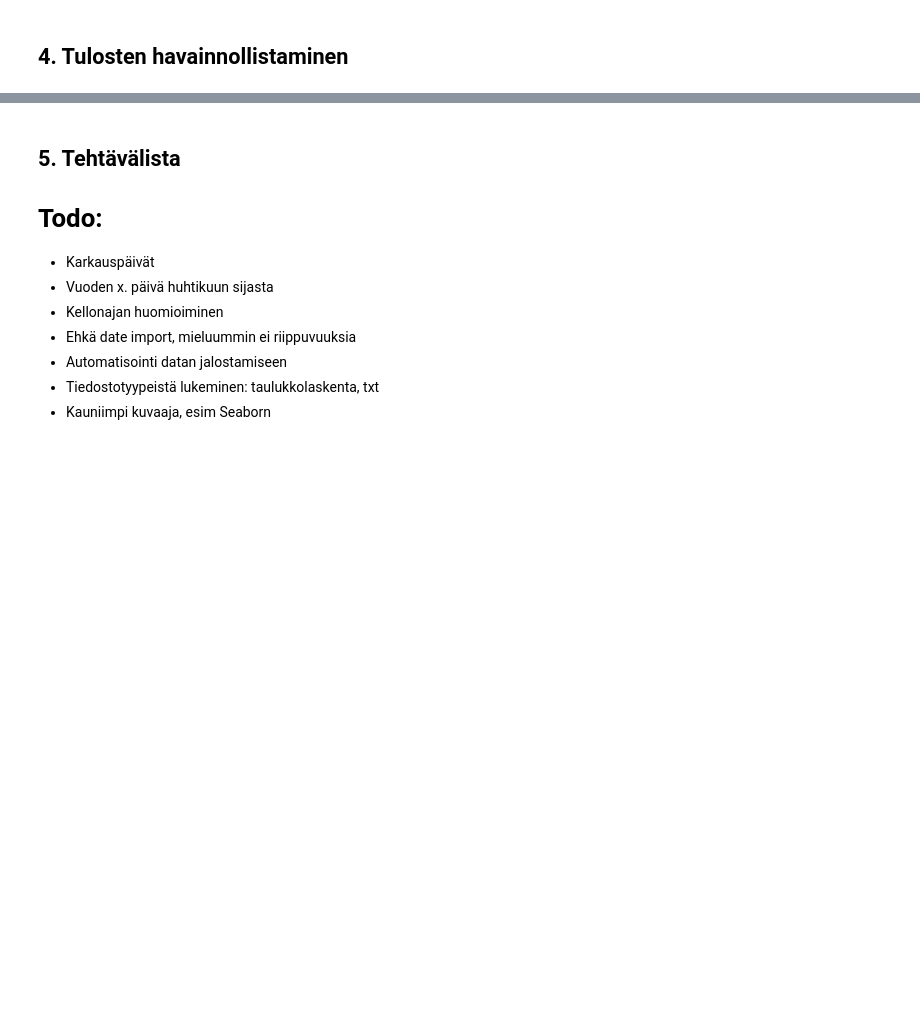
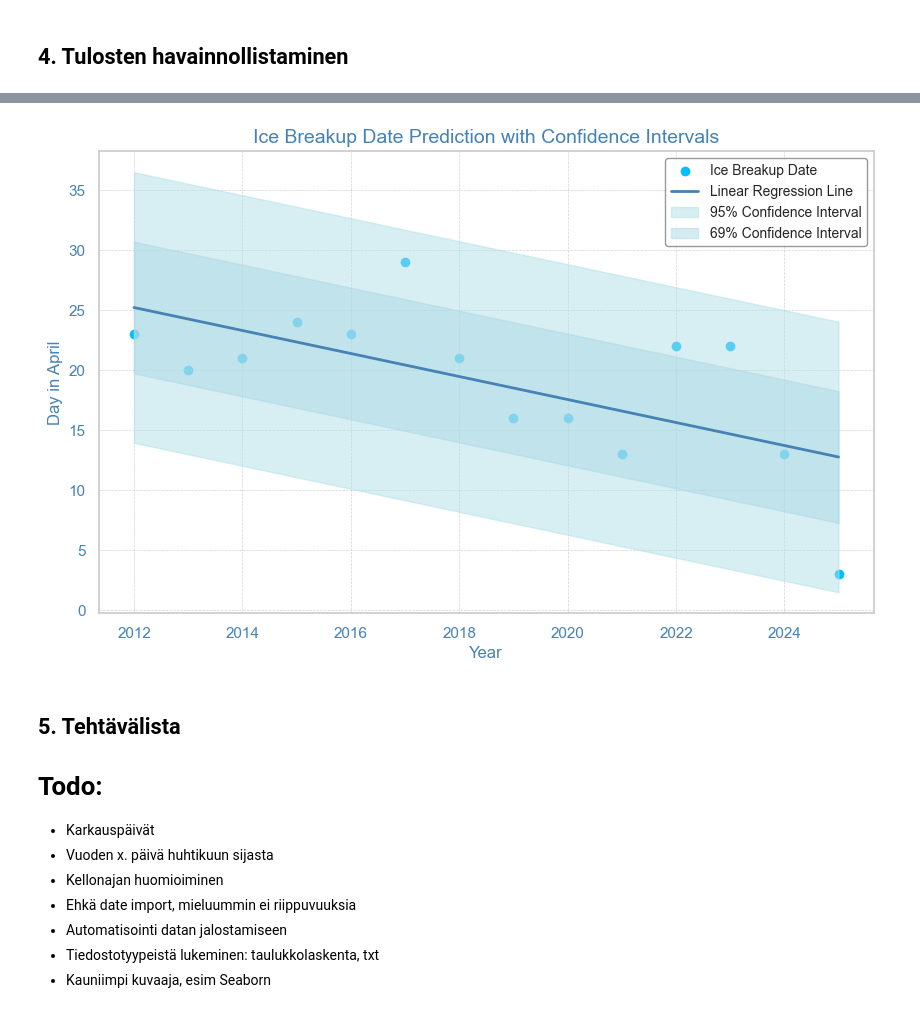
Before and after one commit to jufda/Ice-break-up, a Jupyter notebook: ice_breakup.ipynb, the cells around one changed output, grey strips where cells are left out. Cells and saved outputs as stored; diff of their text form; code cells hidden in the pictures; blank space fills up the shorter version.

Commit message:
new visualization

```diff
--- a/ice_breakup.ipynb
+++ b/ice_breakup.ipynb
@@ -84,3 +84,30 @@ plt.show()
+# %%
+# Visualization with ice-themed colors
+sns.set_theme(style="whitegrid")  # Set a clean, grid-based theme
+
+plt.figure(figsize=(10, 6))  # Adjust figure size
+plt.scatter(data['Year'], data['Day_in_April'], color='#00BFFF', label='Ice Breakup Date')  # Icy blue
+plt.plot(data['Year'], predictions, color='#4682B4', linewidth=2, label='Linear Regression Line')  # Steel blue
+plt.fill_between(data['Year'], lower_095, upper_095, color='#B0E0E6', alpha=0.5, label='95% Confidence Interval')  # Powder blue
+plt.fill_between(data['Year'], lower_069, upper_069, color='#ADD8E6', alpha=0.5, label='69% Confidence Interval')  # Light blue
+
+# Customize labels and title
+plt.xlabel('Year', fontsize=12, color='#4682B4')
+plt.ylabel('Day in April', fontsize=12, color='#4682B4')
+plt.title('Ice Breakup Date Prediction with Confidence Intervals', fontsize=14, color='#4682B4')
+
+# Customize legend
+plt.legend(loc='best', fontsize=10, frameon=True, facecolor='white', edgecolor='gray')
+
+# Add grid and customize ticks
+plt.grid(color='lightgray', linestyle='--', linewidth=0.5)
+plt.xticks(color='#4682B4')
+plt.yticks(color='#4682B4')
+
+# Show the plot
+plt.show()
+# %% [output]
+[figure, added]
 # %% [markdown]
 ## 5. Tehtävälista
 
```
Also changed, not shown: parts of 2 cells of this notebook, 1 other file.
